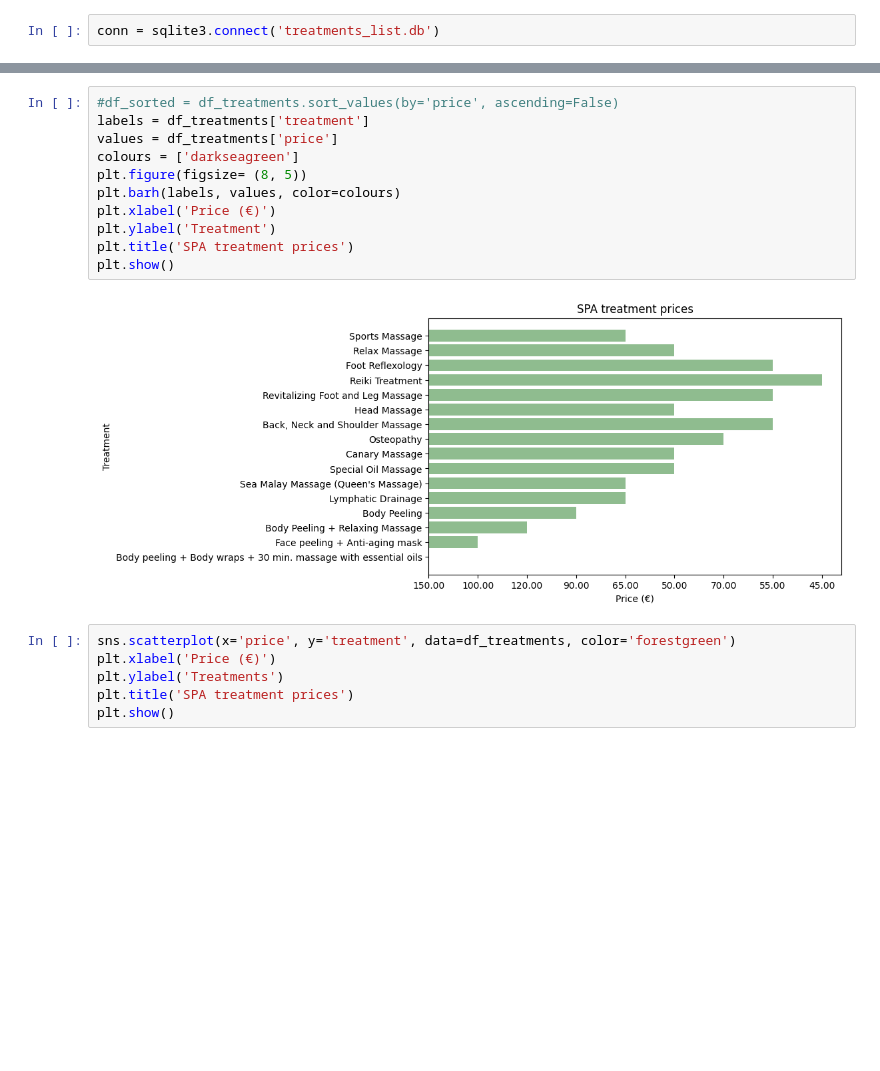
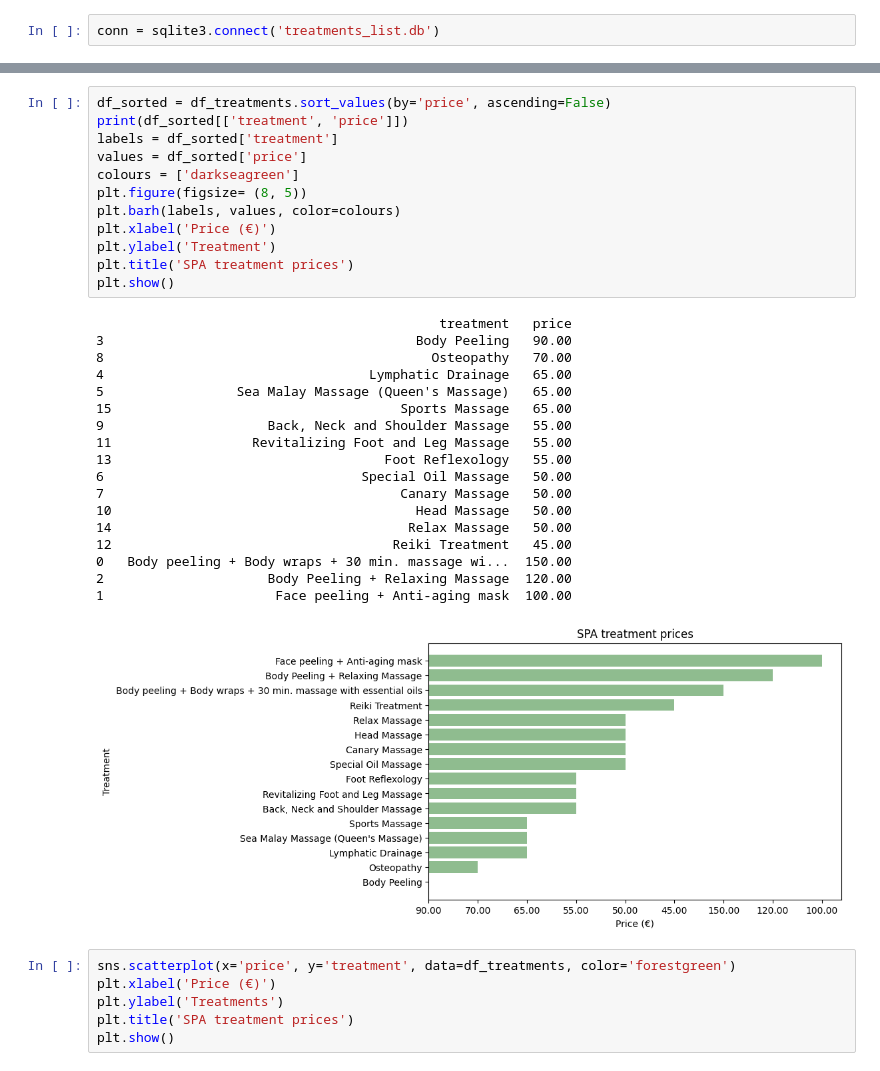
Before and after one commit to 4GeeksAcademy/inetke-scraping-project, a Jupyter notebook: src/explore.es.ipynb, the cells around one changed output, grey strips where cells are left out. Drawn from its saved outputs; the diff is of its cells as text; blank space fills up the shorter version.

```diff
--- a/src/explore.es.ipynb
+++ b/src/explore.es.ipynb
@@ -136,16 +129,34 @@ conn.close()
 # %%
-#df_sorted = df_treatments.sort_values(by='price', ascending=False)
-labels = df_treatments['treatment']
-values = df_treatments['price']
+df_sorted = df_treatments.sort_values(by='price', ascending=False)
+print(df_sorted[['treatment', 'price']])
+labels = df_sorted['treatment']
+values = df_sorted['price']
 colours = ['darkseagreen']
 plt.figure(figsize= (8, 5))
 plt.barh(labels, values, color=colours)
 plt.xlabel('Price (€)')
 plt.ylabel('Treatment')
 plt.title('SPA treatment prices')
 plt.show()
 # %% [output]
+                                            treatment   price
+3                                        Body Peeling   90.00
+8                                          Osteopathy   70.00
+4                                  Lymphatic Drainage   65.00
+5                 Sea Malay Massage (Queen's Massage)   65.00
+15                                     Sports Massage   65.00
+9                     Back, Neck and Shoulder Massage   55.00
+11                  Revitalizing Foot and Leg Massage   55.00
+13                                   Foot Reflexology   55.00
+6                                 Special Oil Massage   50.00
+7                                      Canary Massage   50.00
+10                                       Head Massage   50.00
+14                                      Relax Massage   50.00
+12                                    Reiki Treatment   45.00
+0   Body peeling + Body wraps + 30 min. massage wi...  150.00
+2                     Body Peeling + Relaxing Massage  120.00
+1                      Face peeling + Anti-aging mask  100.00
-[figure, old version]
+[figure, new version]
 # %%
 sns.scatterplot(x='price', y='treatment', data=df_treatments, color='forestgreen')
 plt.xlabel('Price (€)')
```
Also changed, not shown: parts of 8 cells of this notebook, 1 other file.
